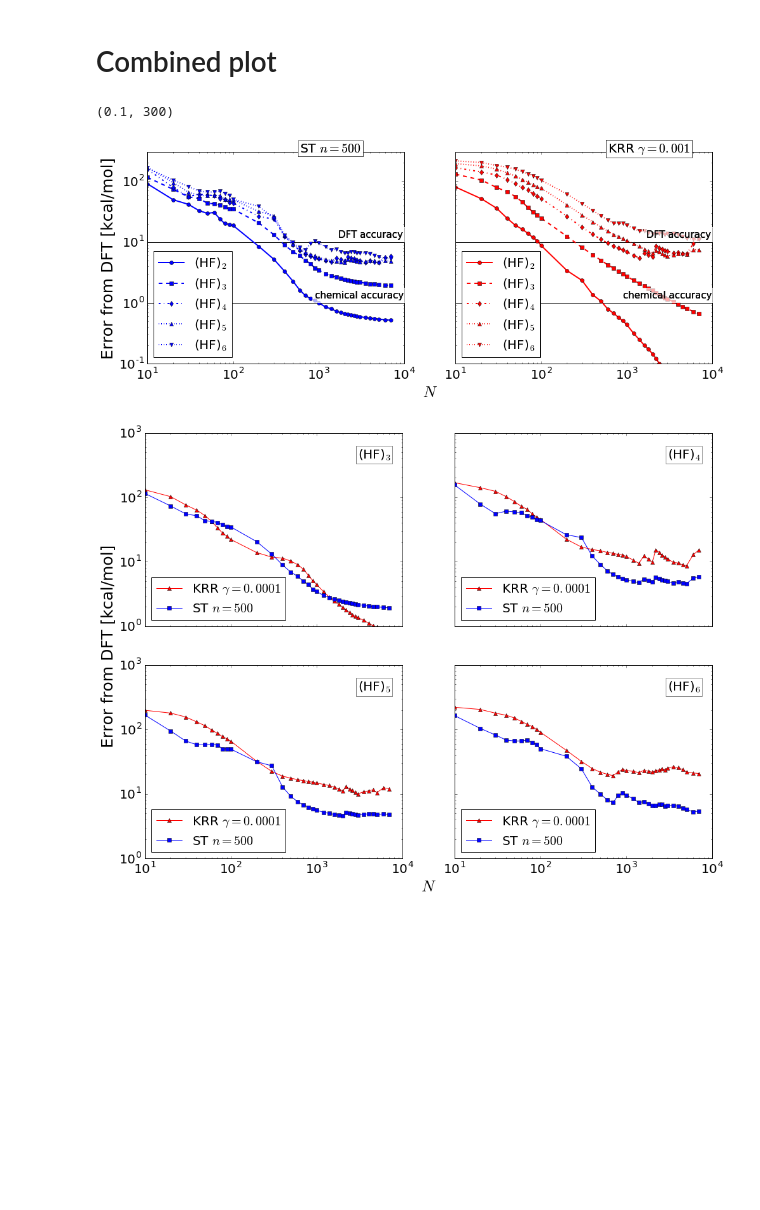
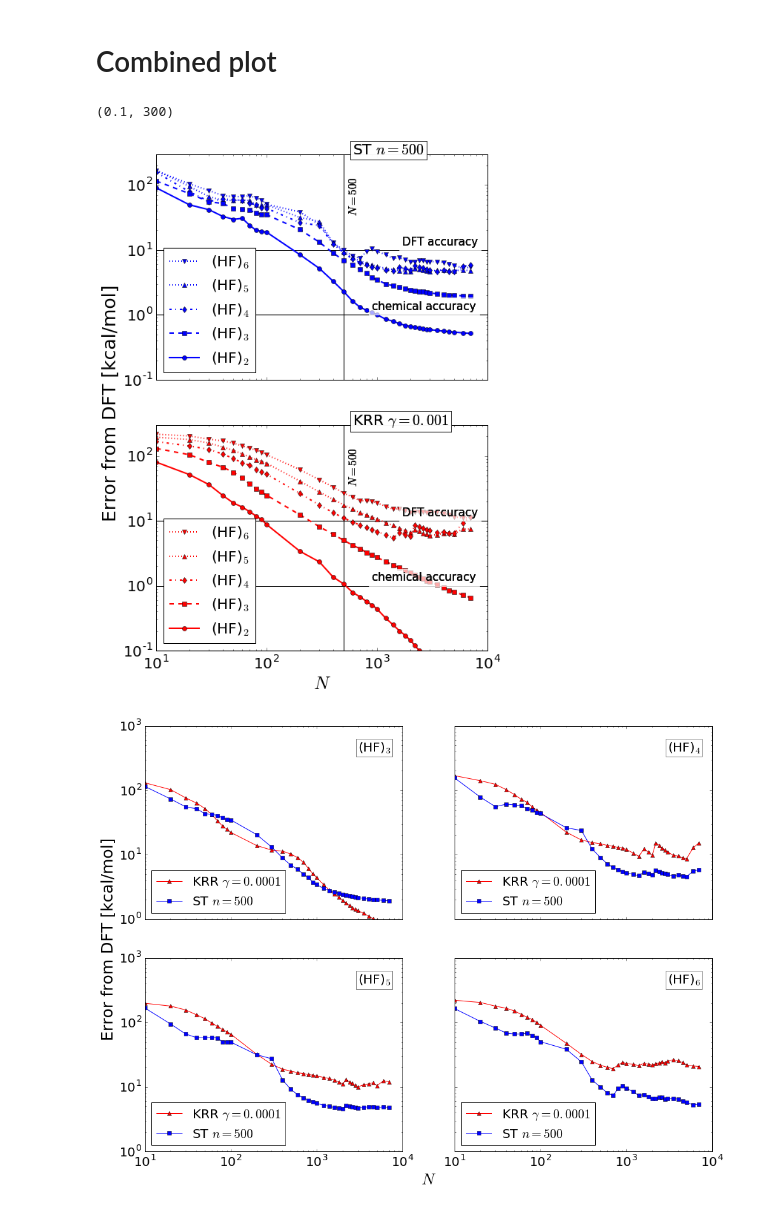
Before and after one commit to SamKChang/QM_wavelet, a Jupyter notebook: 04_HFn_10k/HFn_krr_analysis.ipynb, the cells around one changed output. Drawn from its saved outputs; the diff is of its cells as text; code cells hidden in the pictures; blank space fills up the shorter version.

```diff
--- a/04_HFn_10k/HFn_krr_analysis.ipynb
+++ b/04_HFn_10k/HFn_krr_analysis.ipynb
@@ -87,37 +87,44 @@ ls = ['-','--', '-.', ':', ':']
 labels = ['(HF)$_2$','(HF)$_3$','(HF)$_4$','(HF)$_5$','(HF)$_6$']
 markers = ['o', 's', 'd', '^', 'v']
 
 def method_plot(ax, x, y, color ,text, marker):
     ax.plot(x, y, color=color, ls=ls[i], label=labels[i], marker=markers[i], lw=2)
     ax.text(600, 300, text, fontsize=20,
         bbox={'facecolor':'white', 'alpha':0.5, 'pad':3})
     ax.legend(loc=3, fontsize=20, numpoints=1)
     ax.tick_params(labelsize=20)
     ax.hlines(1,0,10000)
     ax.hlines(10,0,10000)
+    ax.vlines(500,0.1, 300)
     t = ax.text(900,1.2, 'chemical accuracy', fontsize=15)
     t.set_bbox(dict(color='white', alpha=0.2))
     t = ax.text(1700,12, 'DFT accuracy', fontsize=15)
     t.set_bbox(dict(color='white', alpha=0.2))
+    t = ax.text(550,100, '$N=500$', fontsize=15, rotation=90)
+    t.set_bbox(dict(color='white', alpha=0.2))
 
-f, axarr = plt.subplots(1, 2, figsize=(16,6), sharex=True, sharey=True)
+
+
+f, axarr = plt.subplots(2, 1, figsize=(8,12), sharex=True, sharey=True)
 for i in range(len(st)):
+    i = len(st) - i - 1
     score = st[i]
     method_plot(axarr[0], data['n_samples'][:35], score[-1], 'b', 'ST $n=500$', 's')
 
 for i in range(len(ks_all)):
+    i = len(ks_all) - i - 1
     score = ks_all[i]
     method_plot(axarr[1], data_krr['n_samples'], score[1][-1], 'r', 'KRR $\gamma=0.001$', '^')
 
-axarr[0].set_xlabel(r'$N$', fontsize=25, x=1.1)
-axarr[0].set_ylabel(r'Error from DFT [kcal/mol]', fontsize=25)
+axarr[1].set_xlabel(r'$N$', fontsize=25)
+axarr[1].set_ylabel(r'Error from DFT [kcal/mol]', fontsize=25, y = 1.1)
 
 plt.xscale('log')
 plt.yscale('log')
 plt.ylim(0.1, 300)
 # %% [output]
 (0.1, 300)
-[figure, old version]
+[figure, new version]
 # %%
 f, axarr = plt.subplots(2, 2, figsize=(16,12), sharex=True, sharey=True)
 for i in range(0,len(ks_all)-1):
```
